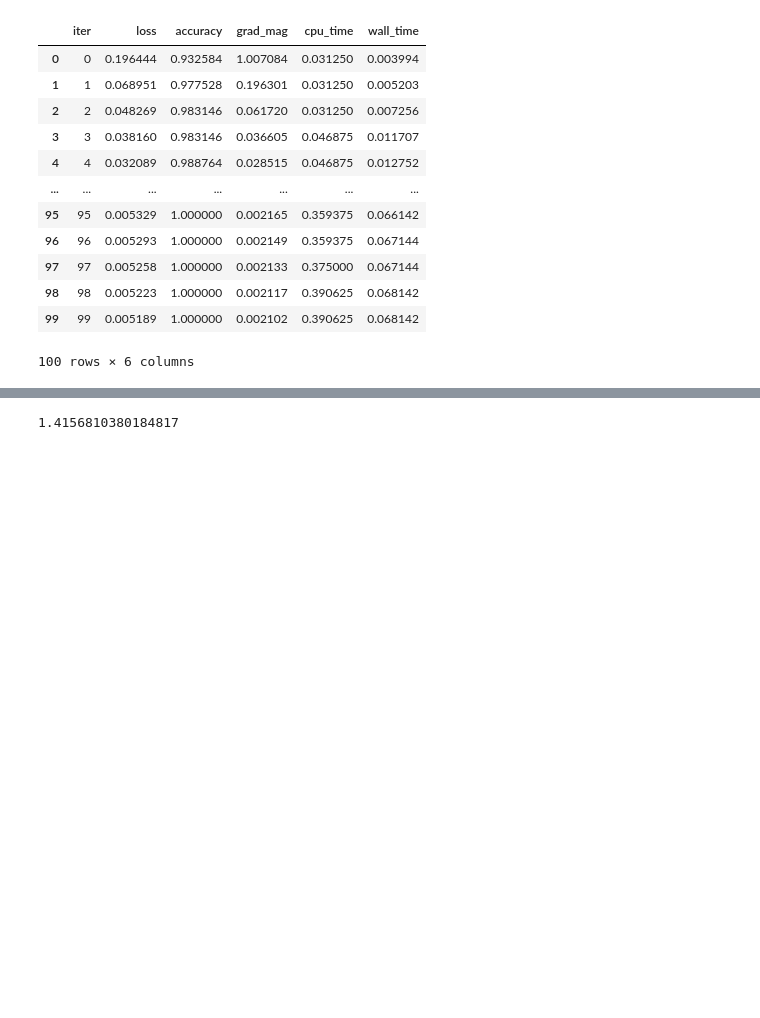
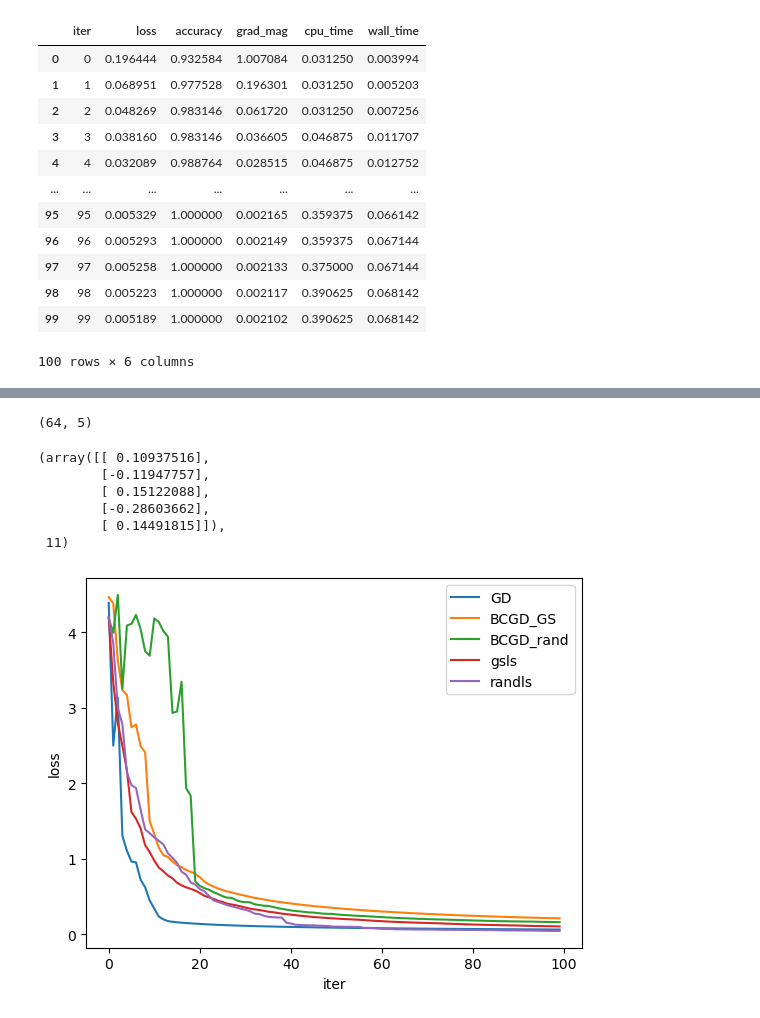
Before and after one commit to Aiecco/BCGD-methods, a Jupyter notebook: HW scratch.ipynb, the cells around one changed output, grey strips where cells are left out. Drawn from its saved outputs; the diff is of its cells as text; code cells hidden in the pictures; blank space fills up the shorter version.

Commit message:
Test on digits

```diff
--- a/HW scratch.ipynb
+++ b/HW scratch.ipynb
@@ -482,0 +555,2 @@ plot_hist('cpu_time', 'accuracy', [wine_gd_df, wine_bcgd_gs_df, wine_bcgd_rand_d
+# %%
+digits_bcgd_gs_df = BCGD(gs_coord_select, step_size=2)
@@ -483,4 +561,24 @@ plot_hist('cpu_time', 'accuracy', [wine_gd_df, wine_bcgd_gs_df, wine_bcgd_rand_d
 # %%
-loss(A, b_onehot, X0)
+g = grad(A, b_onehot, X0)
+g.shape
 # %% [output]
-1.4156810380184817
+(64, 5)
+# %%
+gs_coord_select_T(X0)
+# %% [output]
+(array([[ 0.10937516],
+        [-0.11947757],
+        [ 0.15122088],
+        [-0.28603662],
+        [ 0.14491815]]),
+ 11)
+# %%
+digits_bcgd_rand_df = BCGD(rand_coord_select, step_size=3)
+# %%
+digits_bcgd_gsls_df = BCGD(gs_coord_select,coord_step=coord_step_linesearch, step_size=0.1)
+# %%
+digits_bcgd_randls_df = BCGD(rand_coord_select,coord_step=coord_step_linesearch, step_size=0.1)
+# %%
+plot_hist('iter', 'loss', [digits_gd_df, digits_bcgd_gs_df, digits_bcgd_rand_df, digits_bcgd_gsls_df,digits_bcgd_randls_df], ['GD', 'BCGD_GS', 'BCGD_rand', 'gsls', 'randls'])
+# %% [output]
+[figure, added]
```
Also changed, not shown: parts of 16 cells of this notebook, 1 other file.
